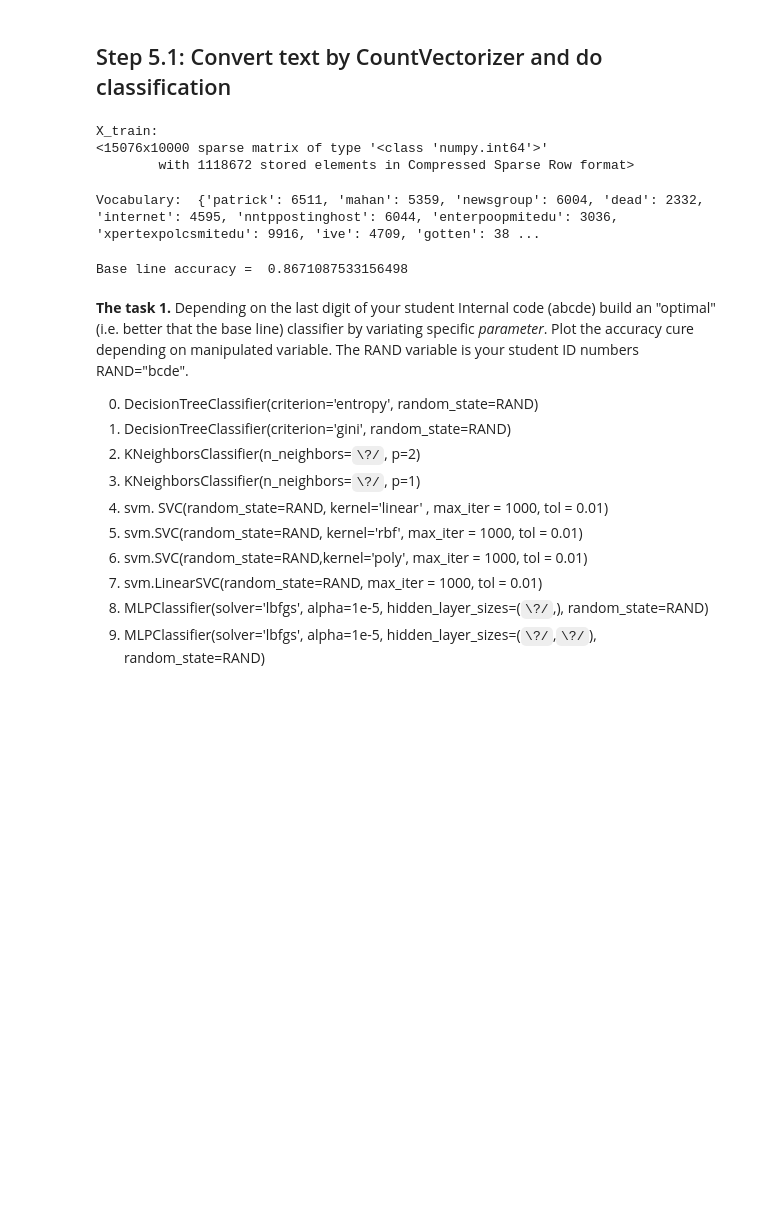
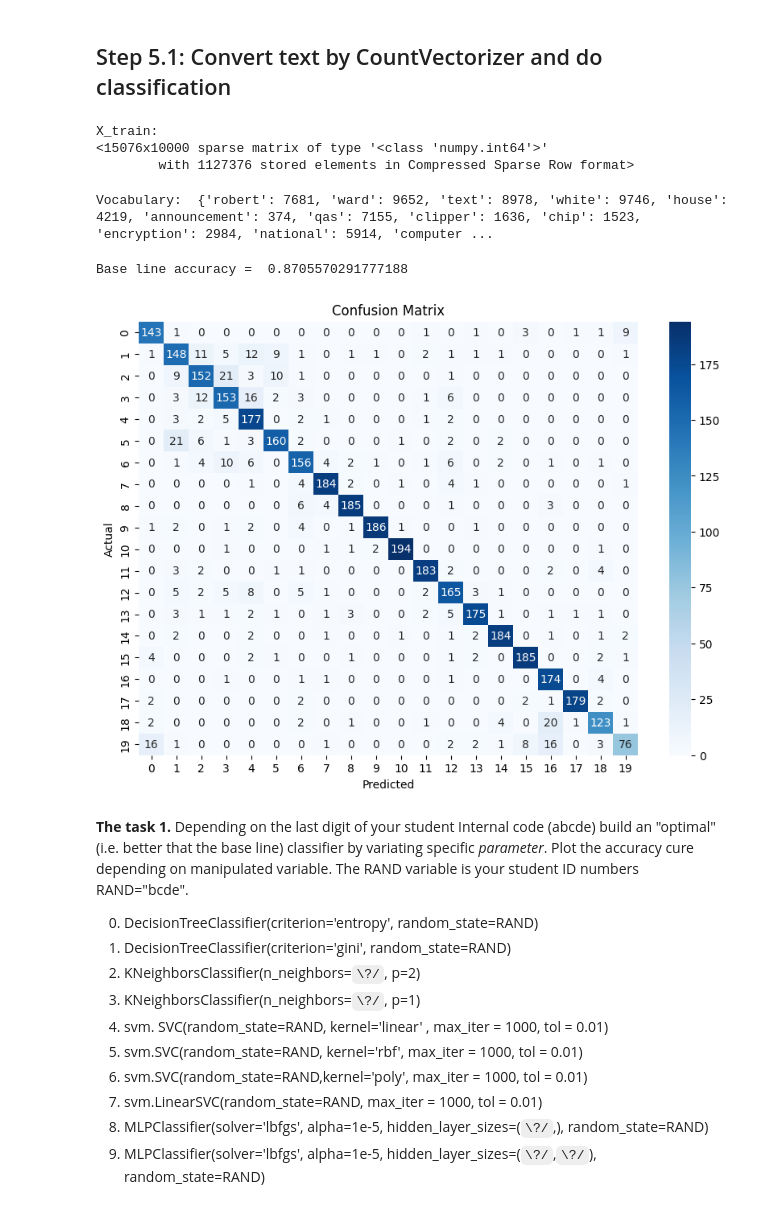
Before and after one commit to encoras/Artificial-Intelligence-Group, a Jupyter notebook: Sixth_homework.ipynb, the cells around one changed output. Cells and saved outputs as stored; diff of their text form; code cells hidden in the pictures; blank space fills up the shorter version.

```diff
--- a/Sixth_homework.ipynb
+++ b/Sixth_homework.ipynb
@@ -153,9 +161,12 @@ Text(0.5, 1.0, 'Top30 Words used in news group : talk.politics.misc')
 # Step 5: Split Data into Train and Test Sets
 
 We split the dataset into training and testing sets.
+# %%
+#The RAND variable is your student ID numbers RAND="bcde"
+RAND = 1234
 # %%
 # Split the data
-X_train, X_test, y_train, y_test = train_test_split(newsgroups_data['text'], newsgroups_data['target'], test_size=0.2, random_state=42)
+X_train, X_test, y_train, y_test = train_test_split(newsgroups_data['text'], newsgroups_data['target'], test_size=0.2, stratify=newsgroups_data['target'] , random_state=RAND)
 # %% [markdown]
 ## Step 5.1: Convert text by CountVectorizer and do classification
 # %%
@@ -168,11 +179,11 @@ print("X_train:\n{}".format(repr(X_train_cv)))
 # %% [output]
 X_train:
 <15076x10000 sparse matrix of type '<class 'numpy.int64'>'
-        with 1118672 stored elements in Compressed Sparse Row format>
+        with 1127376 stored elements in Compressed Sparse Row format>
 # %%
 print("Vocabulary: ", vect.vocabulary_)
 # %% [output]
-Vocabulary:  {'patrick': 6511, 'mahan': 5359, 'newsgroup': 6004, 'dead': 2332, 'internet': 4595, 'nntppostinghost': 6044, 'enterpoopmitedu': 3036, 'xpertexpolcsmitedu': 9916, 'ive': 4709, 'gotten': 38 ...
+Vocabulary:  {'robert': 7681, 'ward': 9652, 'text': 8978, 'white': 9746, 'house': 4219, 'announcement': 374, 'qas': 7155, 'clipper': 1636, 'chip': 1523, 'encryption': 2984, 'national': 5914, 'computer ...
 # %%
 from sklearn.naive_bayes import MultinomialNB
 from sklearn.metrics import accuracy_score, classification_report, confusion_matrix
@@ -182,7 +193,17 @@ y_pred = nb_model.predict(X_test_cv)
 scores_nb=accuracy_score(y_test,y_pred)
 print("Base line accuracy = ", scores_nb)
 # %% [output]
-Base line accuracy =  0.8671087533156498
+Base line accuracy =  0.8705570291777188
+# %%
+# Confusion matrix visualization
+plt.figure(figsize=(10, 7))
+sns.heatmap(confusion_matrix(y_test, y_pred), annot=True, fmt='d', cmap='Blues')
+plt.xlabel('Predicted')
+plt.ylabel('Actual')
+plt.title('Confusion Matrix')
+plt.show()
+# %% [output]
+[figure, added]
 # %% [markdown]
 **The task 1.**
 Depending on the last digit of your student Internal code (abcde) build an "optimal" (i.e. better that the base line) classifier by variating specific *parameter*. Plot the accuracy cure depending on manipulated variable.
```
Also changed, not shown: parts of 20 cells of this notebook.
